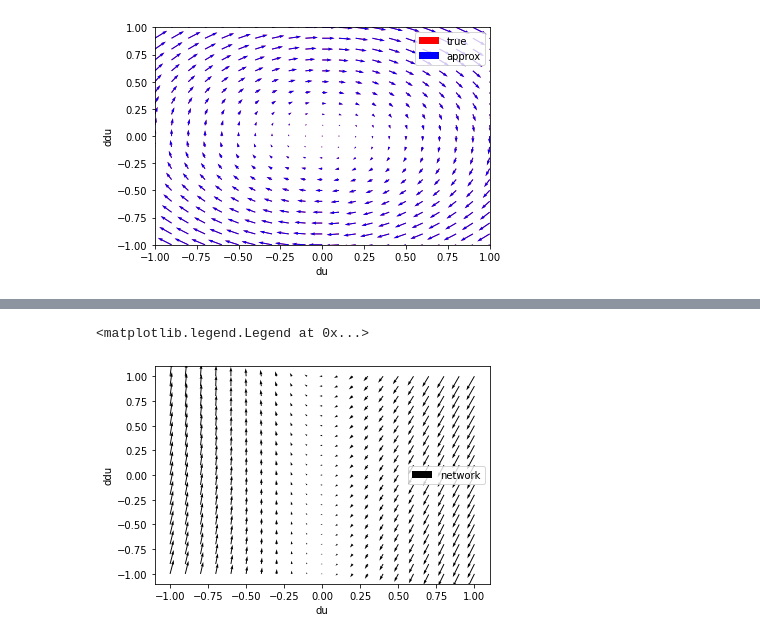
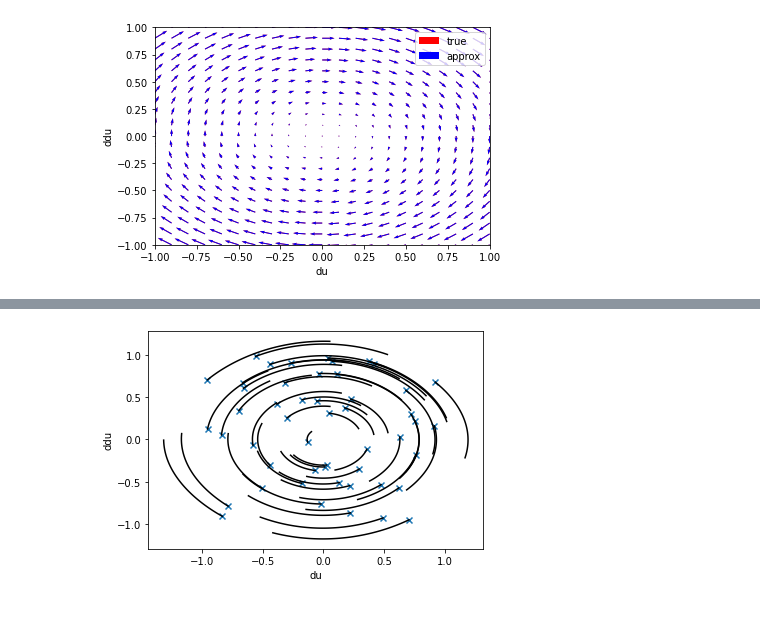
Before and after one commit to clegaard/ml_dynamical_systems_presentation, a Jupyter notebook: odes.ipynb, the cells around one changed output, grey strips where cells are left out. Saved outputs shown, nothing was run; the diff lists cells and outputs as text; code cells hidden in the pictures.

```diff
--- a/odes.ipynb
+++ b/odes.ipynb
@@ -246,32 +261,16 @@ DeviceArray(-0.41497427, dtype=float32, weak_type=True)
-# %%
-init_net, net = serial(Dense(32),Softplus, Dense(2))
-
-_, params = init_net(key,(2,))
-
-x = jnp.ones((2,))
-
-net(params, x)
-
-def forward_direct(params,u,du):
-    x = jnp.asarray((u,du))
-    du, duu = net(params,x)
-    return du, duu
-
-# for a single scalar input
-du, duu = forward_direct(params, 0.0, 0.0)
-
-# for u and du as 2d grid
-x,y = jnp.meshgrid(jnp.arange(x_min,x_max+dx, dx),jnp.arange(y_min,y_max+dy, dy))
-
-forward_batched = vmap(forward_direct, (None,0,0),0)
-forward_batched = vmap(forward_batched, (None,1,1),1)
-du, duu = forward_batched(params,x,y)
-
-fig, ax = plt.subplots()
-ax.quiver(x,y,du,ddu, scale_units="xy",angles="xy", label="network")
-ax.set_xlabel("du")
-ax.set_ylabel("ddu")
-ax.legend()
-# %% [output]
-<matplotlib.legend.Legend at 0x...>
-[figure, removed]
+# %%
+# initial conditions
+x0, y0 = (random.uniform(key, (50, 2))*jnp.asarray((x_max-x_min, y_max-y_min)) + jnp.asarray((x_min, y_min))).T
+
+# simulate and stack results for ease of plotting
+U_true, dU_true = simulate(x0,y0,m_true)
+U_true = jnp.stack(U_true,axis=1)
+dU_true = jnp.stack(dU_true,axis=1)
+
+fig, ax = plt.subplots()
+ax.scatter(x0, y0, marker="x")
+ax.set_xlabel("du")
+ax.set_ylabel("ddu")
+ax.plot(U_true.T, dU_true.T, color="black");
+# %% [output]
+[figure, added]
```
Also changed, not shown: parts of 23 cells of this notebook, 5 other files.
